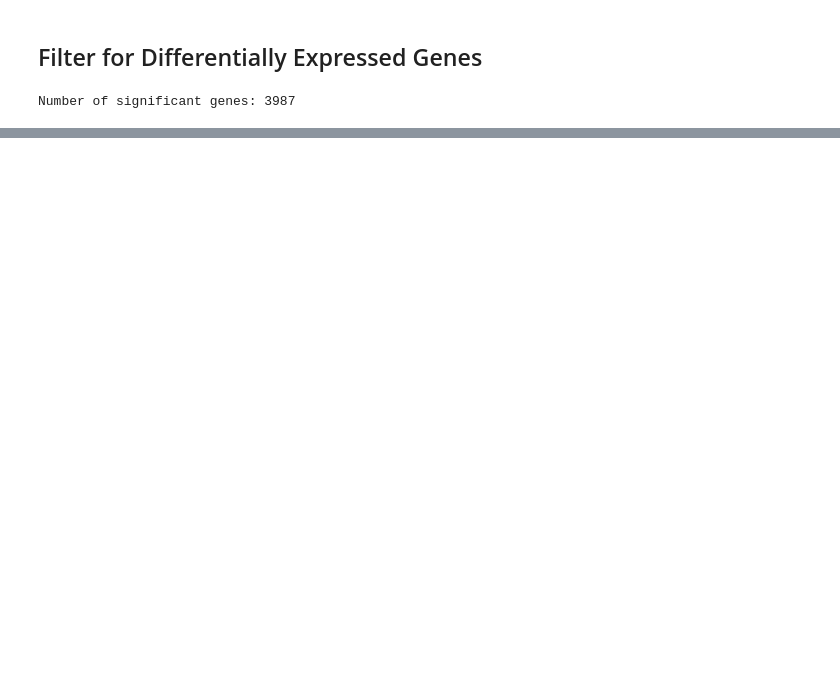
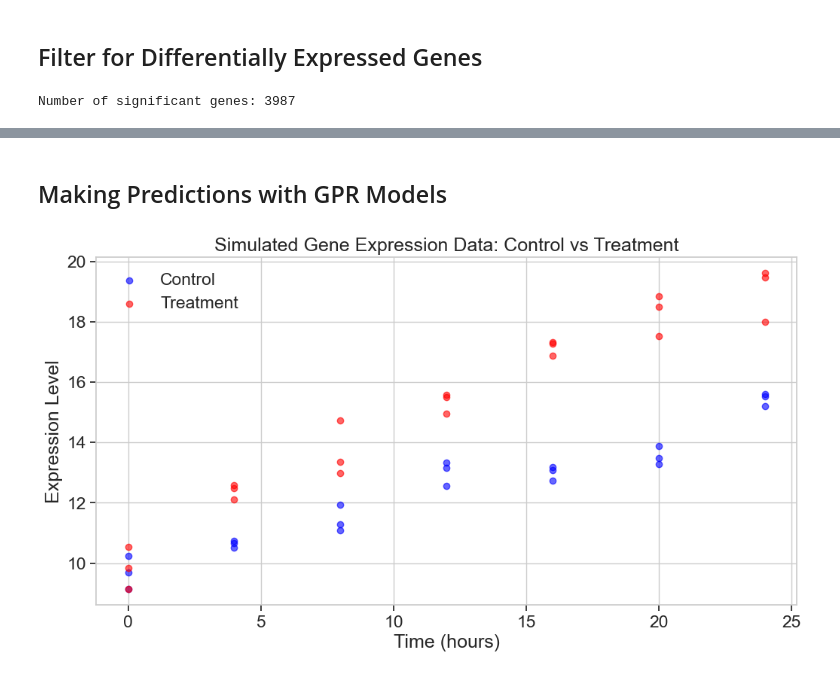
Before and after one commit to gabrielrosendo/CST-425, a Jupyter notebook: Gaussian Regression/GaussianRegression.ipynb, the cells around one changed output, grey strips where cells are left out. Drawn from its saved outputs; the diff is of its cells as text; code cells hidden in the pictures; blank space fills up the shorter version.

```diff
--- a/Gaussian Regression/GaussianRegression.ipynb
+++ b/Gaussian Regression/GaussianRegression.ipynb
@@ -81,0 +229,57 @@ plt.show()
+# %% [markdown]
+## Making Predictions with GPR Models
+# %%
+# Function to generate simulated time-series expression data
+def generate_expression_data(n_timepoints=7, n_replicates=3, seed=42):
+    np.random.seed(seed)
+
+    # Time points (e.g., 0, 4, 8, 12, 16, 20, 24 hours)
+    timepoints = np.linspace(0, 24, n_timepoints)
+
+    # Generate control data - relatively stable with slight increase
+    control_base = 10 + 0.2 * timepoints
+
+    # Generate treatment data - shows upregulation over time
+    treatment_base = 10 + 0.2 * timepoints + 5 * (1 - np.exp(-0.1 * timepoints))
+
+    # Add noise and replicates
+    control_data = np.zeros((n_timepoints, n_replicates))
+    treatment_data = np.zeros((n_timepoints, n_replicates))
+
+    for i in range(n_replicates):
+        # Different noise level for each replicate
+        control_noise = np.random.normal(0, 0.5, n_timepoints)
+        treatment_noise = np.random.normal(0, 0.7, n_timepoints)
+
+        control_data[:, i] = control_base + control_noise
+        treatment_data[:, i] = treatment_base + treatment_noise
+
+    return timepoints, control_data, treatment_data
+
+# Generate simulated data
+timepoints, control_data, treatment_data = generate_expression_data()
+
+# Reshape for visualization
+X_time = timepoints.reshape(-1, 1)
+
+# Plot the simulated data
+plt.figure(figsize=(12, 6))
+
+# Plot control replicates
+for i in range(control_data.shape[1]):
+    plt.scatter(timepoints, control_data[:, i], color='blue', alpha=0.6,
+                label='Control' if i == 0 else None)
+
+# Plot treatment replicates
+for i in range(treatment_data.shape[1]):
+    plt.scatter(timepoints, treatment_data[:, i], color='red', alpha=0.6,
+                label='Treatment' if i == 0 else None)
+
+plt.xlabel('Time (hours)')
+plt.ylabel('Expression Level')
+plt.title('Simulated Gene Expression Data: Control vs Treatment')
+plt.legend()
+plt.grid(True)
+plt.show()
+# %% [output]
+[figure, added]
```
Also changed, not shown: parts of 14 cells of this notebook, 1 other file.
